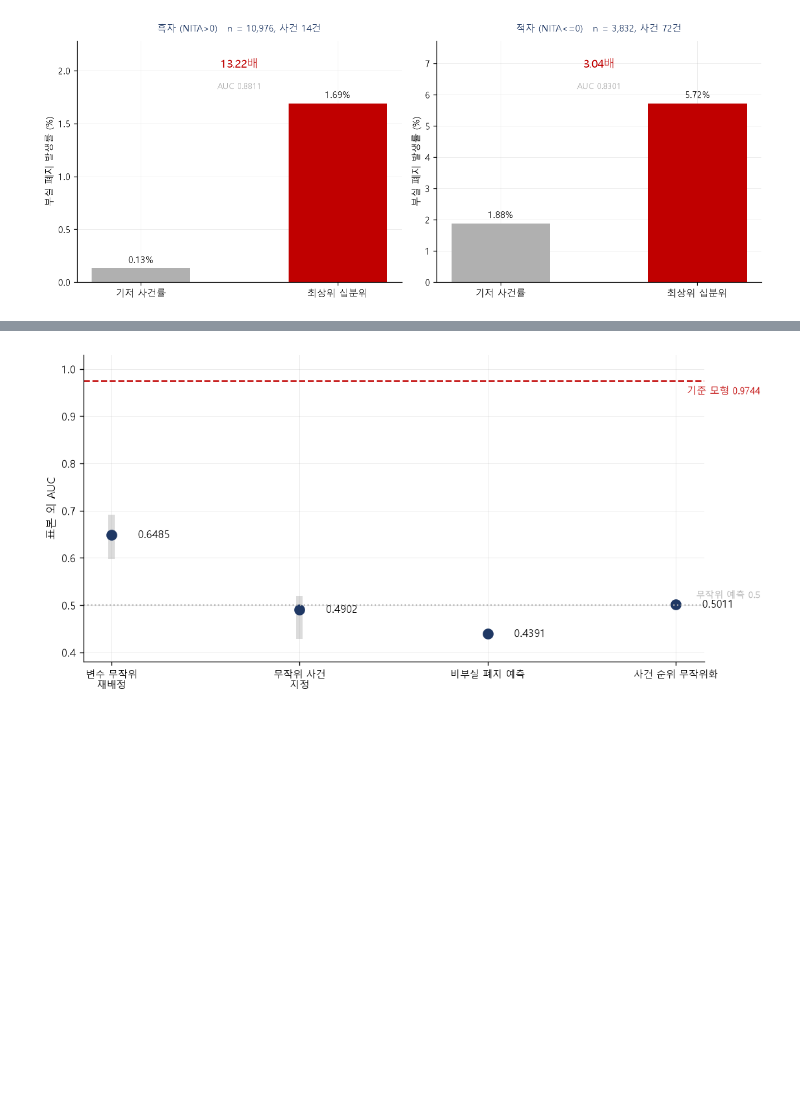
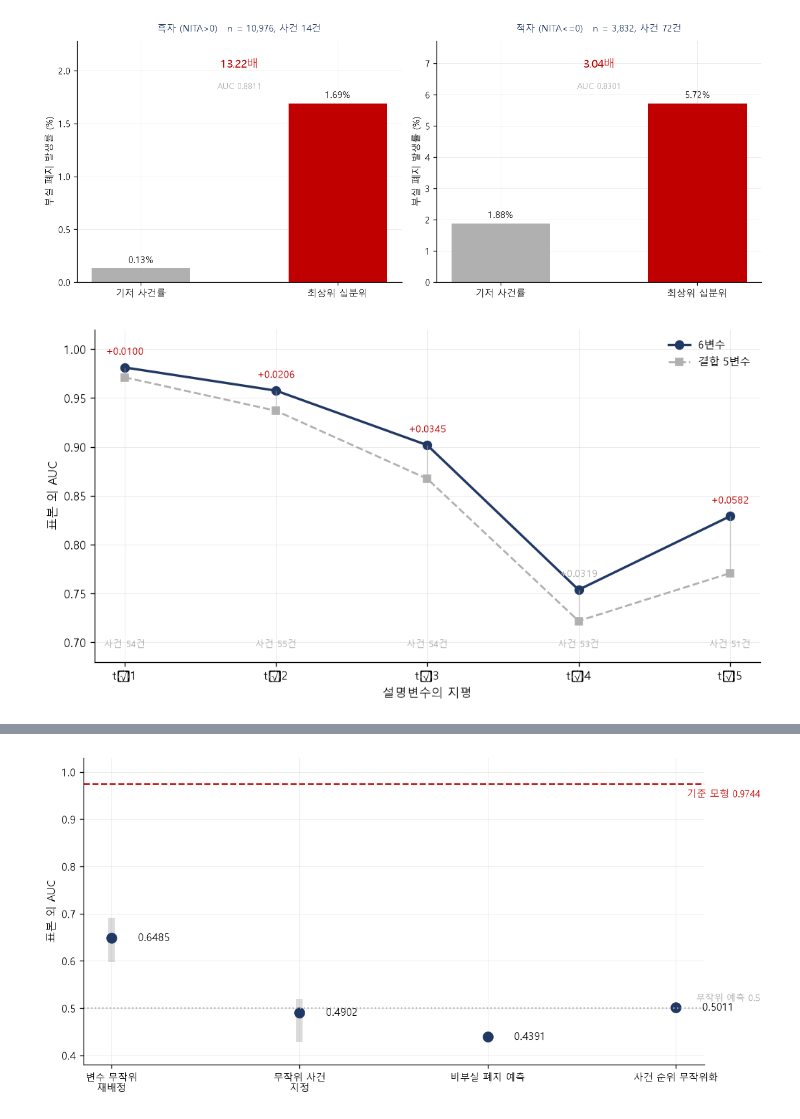
Before and after one commit to Seanjeon0220/project, a Jupyter notebook: quant/fVoL/kospi/delisted_viz.ipynb, the cells around one changed output, grey strips where cells are left out. Cells and saved outputs as stored; diff of their text form; code cells hidden in the pictures; blank space fills up the shorter version.

```diff
--- a/quant/fVoL/kospi/delisted_viz.ipynb
+++ b/quant/fVoL/kospi/delisted_viz.ipynb
@@ -239,7 +239,7 @@ clean(ax); plt.tight_layout(); plt.show()
 # 그림 9
 
 fig, ax = plt.subplots(figsize=(9.6, 4.6))
-d = figload('fig9')
+d = figload('fig_model_decile')
 dec = d['dec']
 S = dict(zip(d['lab'], d['val']))
 x = np.arange(len(dec)); w = 0.2
@@ -257,7 +257,7 @@ clean(ax); plt.tight_layout(); plt.show()
 # 그림 10
 
 fig, ax = plt.subplots(figsize=(9.0, 4.6))
-d = figload('fig10')
+d = figload('fig_fvol_decile_rate')
 dec, rate, obs, mean = d['dec'], d['rate'], d['obs'], d['mean']
 col = [GRAY] * 8 + [NAVY, RED]
 b = ax.bar(dec, rate, color=col, width=0.62)
@@ -279,7 +279,7 @@ clean(ax); plt.tight_layout(); plt.show()
 # 그림 11
 
 fig, ax = plt.subplots(figsize=(8.4, 4.4))
-d = figload('fig11')
+d = figload('fig_fvol_auc')
 lab, auc, lo, hi = d['lab'], d['auc'], d['lo'], d['hi']
 x = np.arange(len(lab))
 cols = [GRAY, NAVY, '#8FA4C8', RED]
@@ -291,9 +291,11 @@ for i, c in enumerate(cols):
 ax.set_xticks(x); ax.set_xticklabels(lab, fontsize=9.5)
 ax.set_ylabel('표본 외 AUC')
 ax.set_ylim(0.86, 1.005)
-ax.annotate('', xy=(3, 0.9802), xytext=(1, 0.9695),
+dd = d['d']
+ax.annotate('', xy=(3, auc[3] - 0.0011), xytext=(1, auc[1] - 0.0017),
             arrowprops=dict(arrowstyle='->', color=RED, linewidth=1.3))
-ax.text(2.0, 0.9885, 'ΔAUC +0.0106\n[0.0029, 0.0214]', color=RED,
+ax.text(2.0, auc[3] + 0.0072,
+        f"ΔAUC {dd['auc']:+.4f}\n[{dd['lo']:.4f}, {dd['hi']:.4f}]", color=RED,
         fontsize=9, ha='center')
 clean(ax); plt.tight_layout(); plt.show()
 # %% [output]
@@ -302,7 +304,7 @@ clean(ax); plt.tight_layout(); plt.show()
 # 그림 12
 
 fig, ax = plt.subplots(figsize=(9.4, 4.6))
-d = figload('fig12')
+d = figload('fig_fvol_decile')
 dec = d['dec']
 S = dict(zip(d['lab'], d['val']))
 x = np.arange(len(dec)); w = 0.2
@@ -337,3 +339,26 @@ for ax, g in zip(axes, figload('fig13')):
 plt.tight_layout(); plt.show()
 # %% [output]
 [figure]
+# %%
+# 그림 14
+
+fig, ax = plt.subplots(figsize=(8.6, 4.6))
+d = figload('fig_horizon_auc')
+hor, a5, a6 = d['hor'], d['auc5'], d['auc6']
+x = np.arange(len(hor))
+ax.plot(x, a6, 'o-', color=NAVY, markersize=7, linewidth=2.0, label='6변수')
+ax.plot(x, a5, 's--', color=GRAY, markersize=6, linewidth=1.6, label='결합 5변수')
+for i in range(len(x)):
+    ax.vlines(x[i], a5[i], a6[i], color=GRAY, linewidth=0.8, alpha=0.6)
+    ax.text(x[i], a6[i] + 0.013, f"{d['d'][i]:+.4f}", ha='center', fontsize=8.5,
+            color=RED if d['lo'][i] > 0 else GRAY)
+ax.set_xticks(x); ax.set_xticklabels(hor, fontsize=10)
+ax.set_xlabel('설명변수의 지평')
+ax.set_ylabel('표본 외 AUC')
+ax.set_ylim(0.68, 1.02)
+for i, e in enumerate(d['ev']):
+    ax.text(x[i], 0.695, f'사건 {e}건', ha='center', fontsize=8, color=GRAY)
+ax.legend(frameon=False, fontsize=9, loc='upper right')
+clean(ax); plt.tight_layout(); plt.show()
+# %% [output]
+[figure, added]
```
Also changed, not shown: parts of 16 cells of this notebook, 2 other files.
